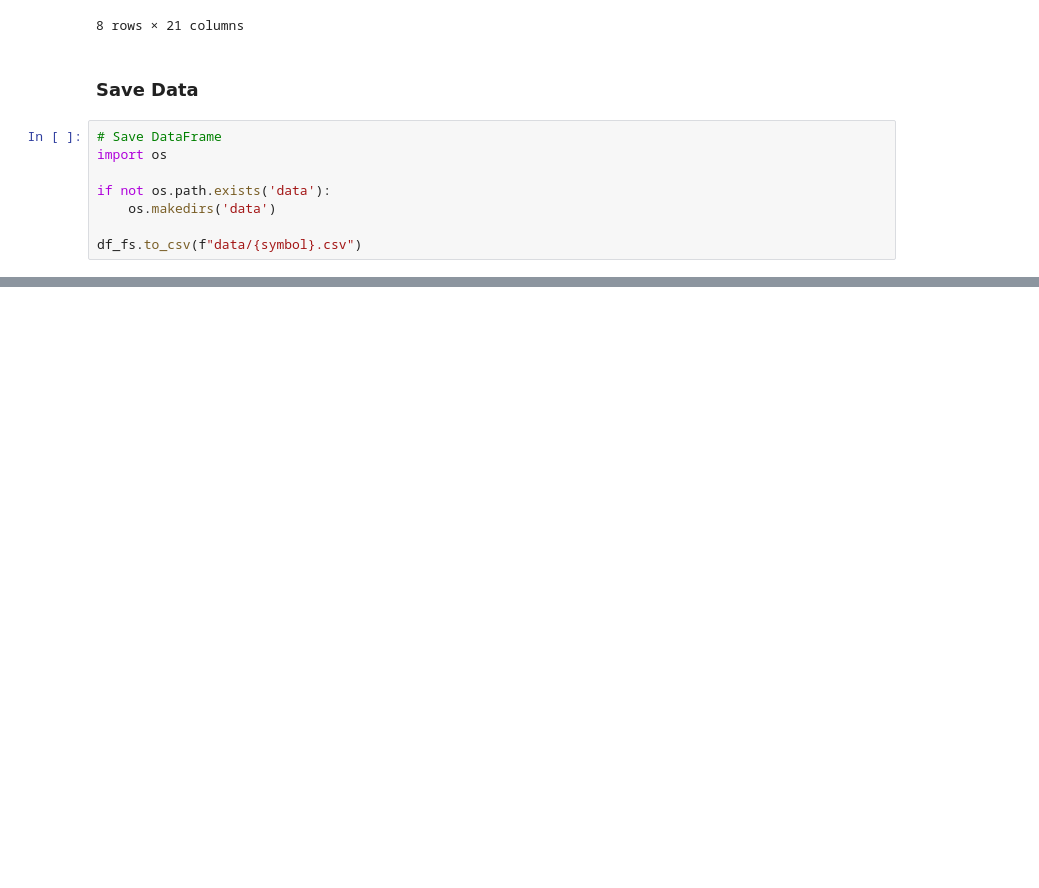
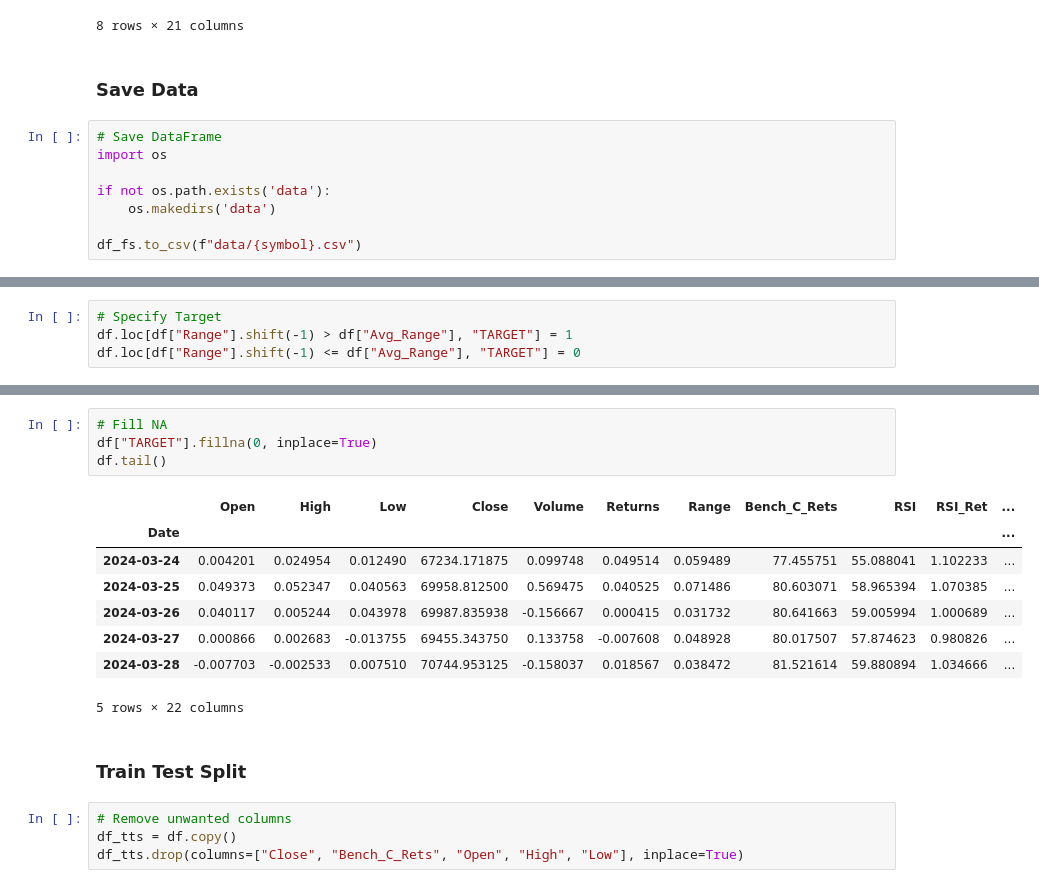
Before and after one commit to dkalenov/ML-Stock-Crypto-Trading, a Jupyter notebook: Data_Preprocessing.ipynb, the cells around one changed output, grey strips where cells are left out. Saved outputs shown, nothing was run; the diff lists cells and outputs as text; blank space fills up the shorter version.

```diff
--- a/Data_Preprocessing.ipynb
+++ b/Data_Preprocessing.ipynb
@@ -336,0 +390,4 @@ df_fs.to_csv(f"data/{symbol}.csv")
+# %%
+# Specify Target
+df.loc[df["Range"].shift(-1) > df["Avg_Range"], "TARGET"] = 1
+df.loc[df["Range"].shift(-1) <= df["Avg_Range"], "TARGET"] = 0
@@ -336,0 +400,19 @@ df_fs.to_csv(f"data/{symbol}.csv")
+# %%
+# Fill NA
+df["TARGET"].fillna(0, inplace=True)
+df.tail()
+# %% [output]
+|  | Open | High | Low | Close | Volume | Returns | Range | Bench_C_Rets | RSI | RSI_Ret | ... |
+| Date |  |  |  |  |  |  |  |  |  |  | ... |
+| 2024-03-24 | 0.004201 | 0.024954 | 0.012490 | 67234.171875 | 0.099748 | 0.049514 | 0.059489 | 77.455751 | 55.088041 | 1.102233 | ... |
+| 2024-03-25 | 0.049373 | 0.052347 | 0.040563 | 69958.812500 | 0.569475 | 0.040525 | 0.071486 | 80.603071 | 58.965394 | 1.070385 | ... |
+| 2024-03-26 | 0.040117 | 0.005244 | 0.043978 | 69987.835938 | -0.156667 | 0.000415 | 0.031732 | 80.641663 | 59.005994 | 1.000689 | ... |
+| 2024-03-27 | 0.000866 | 0.002683 | -0.013755 | 69455.343750 | 0.133758 | -0.007608 | 0.048928 | 80.017507 | 57.874623 | 0.980826 | ... |
+| 2024-03-28 | -0.007703 | -0.002533 | 0.007510 | 70744.953125 | -0.158037 | 0.018567 | 0.038472 | 81.521614 | 59.880894 | 1.034666 | ... |
+5 rows × 22 columns
+# %% [markdown]
+### Train Test Split
+# %%
+# Remove unwanted columns
+df_tts = df.copy()
+df_tts.drop(columns=["Close", "Bench_C_Rets", "Open", "High", "Low"], inplace=True)
```
Also changed, not shown: parts of 27 cells of this notebook.
